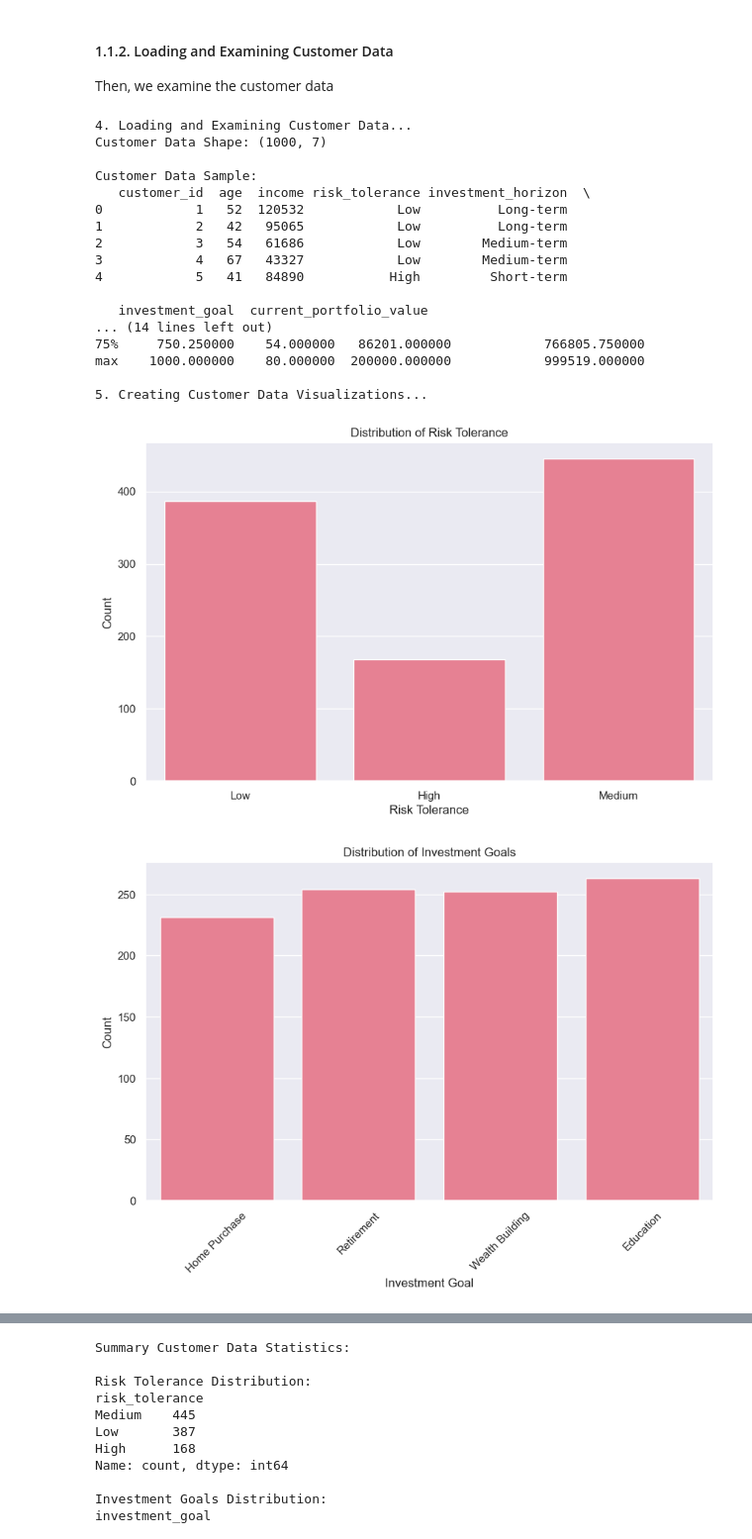
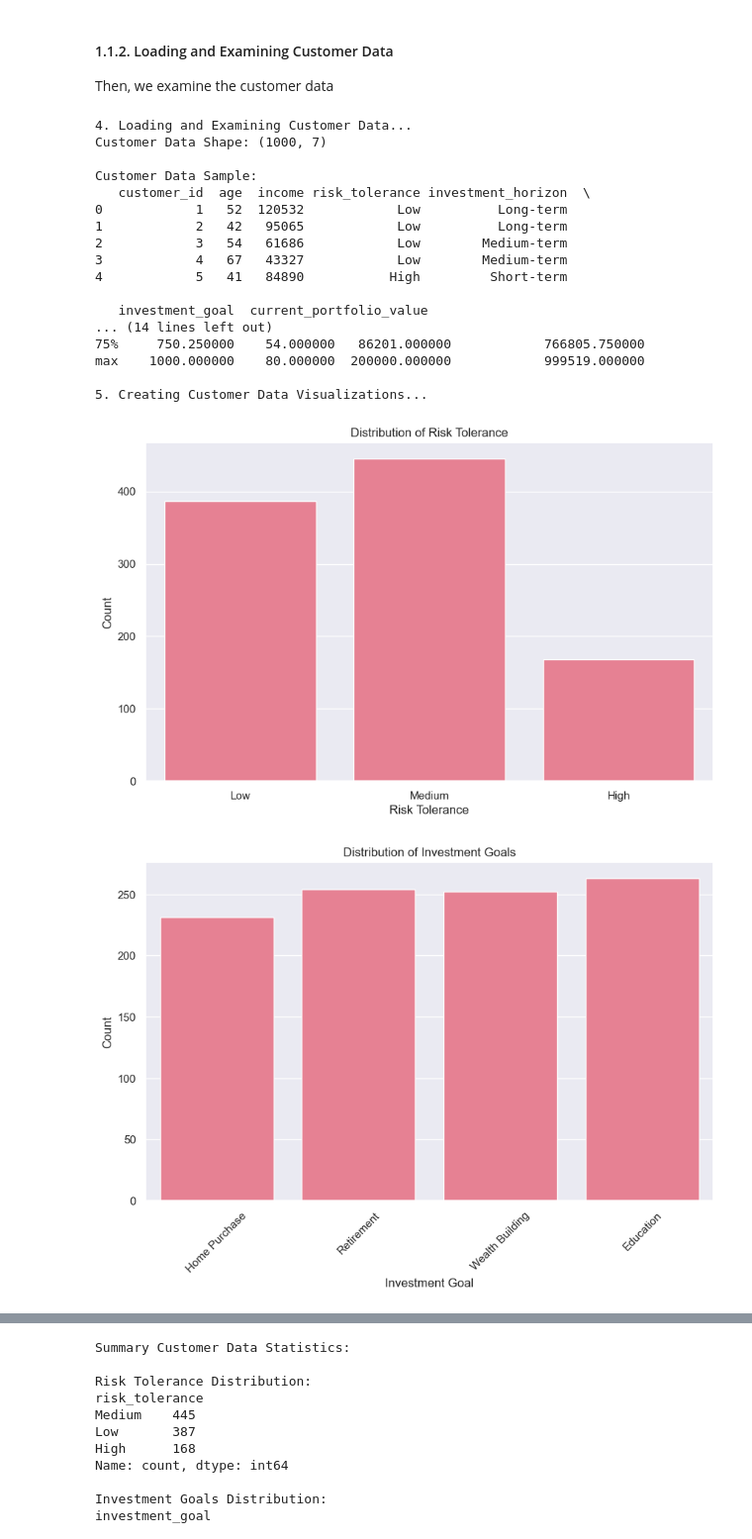
Before and after one commit to ghsaberr/portfolio-optimization-investment-recommendation, a Jupyter notebook: portfolio-optimization-investment-recommendation.ipynb, the cells around one changed output, grey strips where cells are left out. Shown: that part at 99% size. Saved outputs shown, nothing was run; the diff lists cells and outputs as text; code cells hidden in the pictures.

Commit message:
plot refinement

```diff
--- a/portfolio-optimization-investment-recommendation.ipynb
+++ b/portfolio-optimization-investment-recommendation.ipynb
@@ -139,7 +139,8 @@ print(customer_data.describe())
 print("\n5. Creating Customer Data Visualizations...")
 # Visualize risk tolerance distribution
 plt.figure(figsize=(10, 6))
-sns.countplot(data=customer_data, x='risk_tolerance')
+order = ['Low', 'Medium', 'High']
+sns.countplot(data=customer_data, x='risk_tolerance', order=order)
 plt.title('Distribution of Risk Tolerance')
 plt.xlabel('Risk Tolerance')
 plt.ylabel('Count')
@@ -152,34 +153,34 @@ plt.title('Distribution of Investment Goals')
 plt.xlabel('Investment Goal')
 plt.ylabel('Count')
 plt.xticks(rotation=45)
 plt.show()
 
 # Analyze relationship between age and risk tolerance
 plt.figure(figsize=(12, 6))
 sns.boxplot(data=customer_data, x='risk_tolerance', y='age')
 plt.title('Age Distribution by Risk Tolerance')
 plt.xlabel('Risk Tolerance')
 plt.ylabel('Age')
 plt.show()
 # %% [output]
 4. Loading and Examining Customer Data...
 Customer Data Shape: (1000, 7)
 
 Customer Data Sample:
    customer_id  age  income risk_tolerance investment_horizon  \
 0            1   52  120532            Low          Long-term
 1            2   42   95065            Low          Long-term
 2            3   54   61686            Low        Medium-term
 3            4   67   43327            Low        Medium-term
 4            5   41   84890           High         Short-term
 
    investment_goal  current_portfolio_value
 ... (14 lines left out)
 75%     750.250000    54.000000   86201.000000            766805.750000
 max    1000.000000    80.000000  200000.000000            999519.000000
 
 5. Creating Customer Data Visualizations...
-[figure, old version]
+[figure, new version]
 [figure]
 [figure]
 # %%
```
